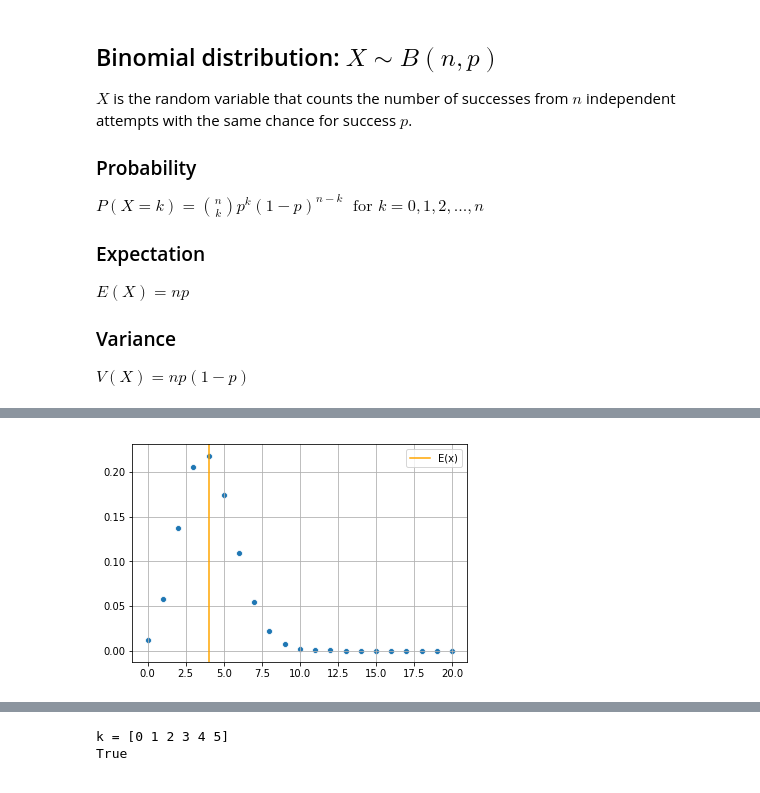
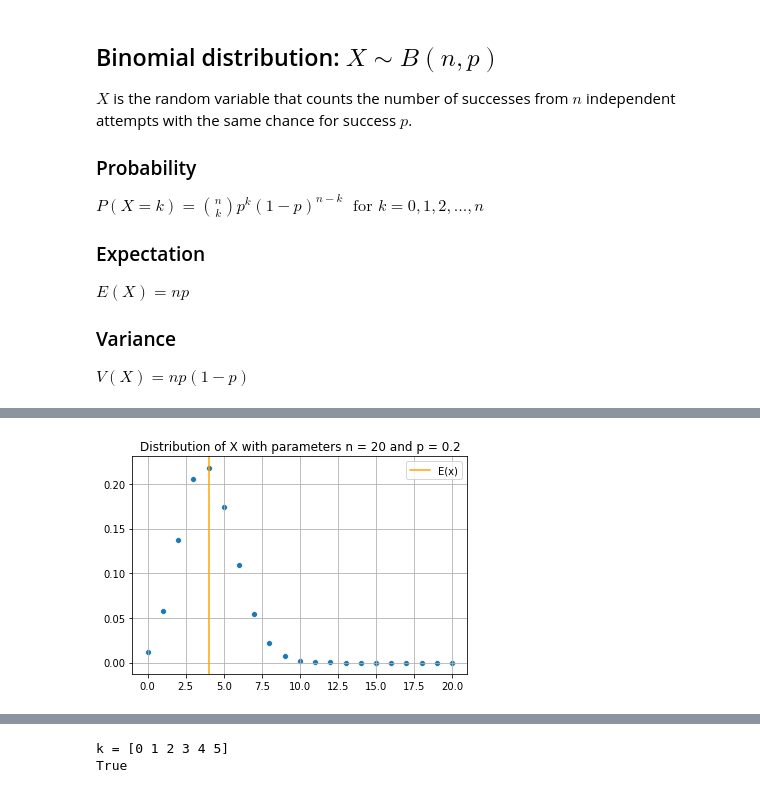
Before and after one commit to eytanohana/Data-Science-and-Statistics, a Jupyter notebook: Distributions.ipynb, the cells around one changed output, grey strips where cells are left out. Drawn from its saved outputs; the diff is of its cells as text; code cells hidden in the pictures.

```diff
--- a/Distributions.ipynb
+++ b/Distributions.ipynb
@@ -65,16 +78,14 @@ plt.grid();
 # %%
 n = 20
 p = 0.2
 
+title = f"Distribution of X with parameters n = {n} and p = {p}"
+
 k = np.arange(n+1)
-pmf = scps.binom(n, p).pmf(k)
+
+plot_dist(k, binom(n,p), title)
+# %% [output]
+[figure, added]
-# %%
-sns.scatterplot(k, pmf);
-plt.axvline(n*p, c='orange', label='E(x)')
-plt.legend()
-plt.grid();
-# %% [output]
-[figure, removed]
 # %%
 n = 20
 p = 0.5
```
Also changed, not shown: parts of 8 cells of this notebook.
